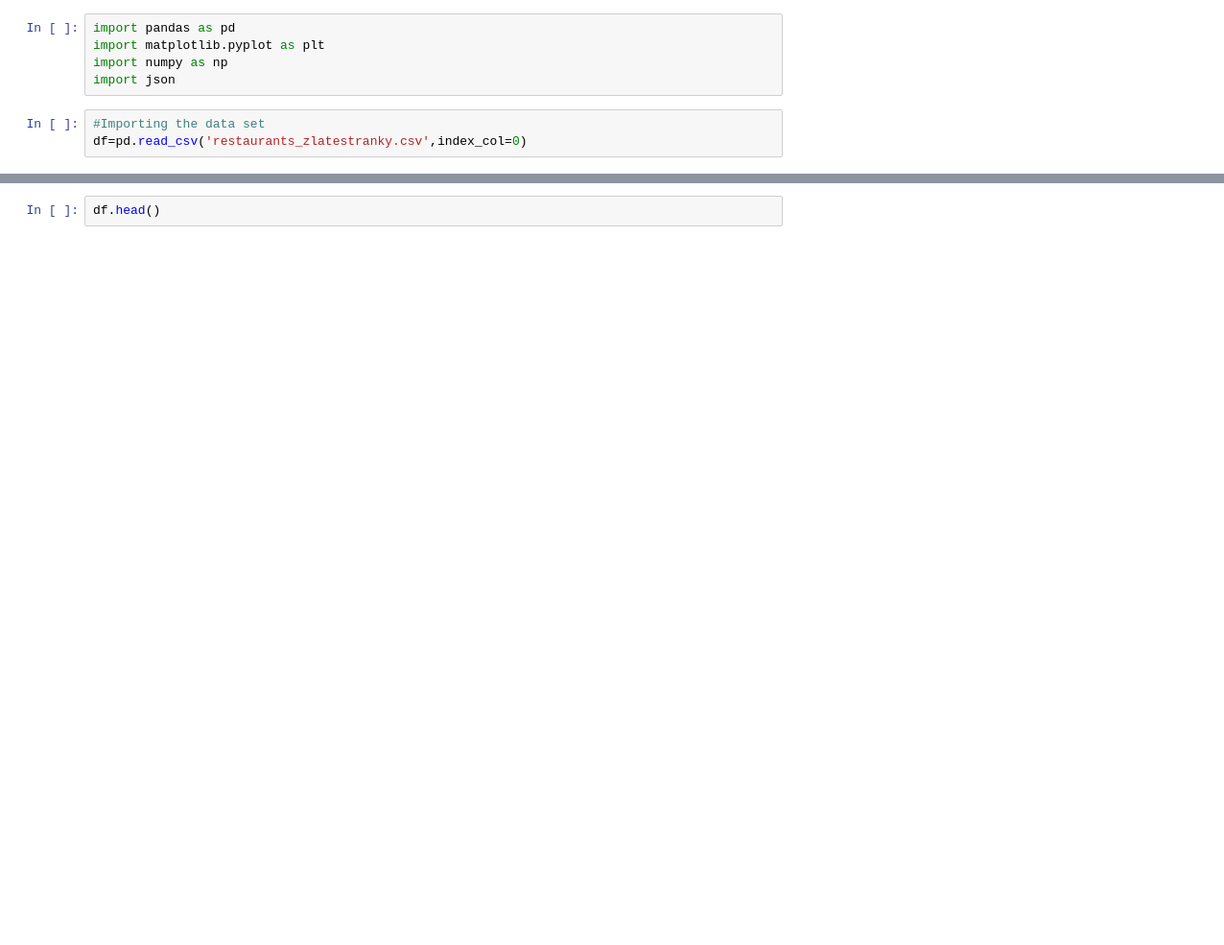
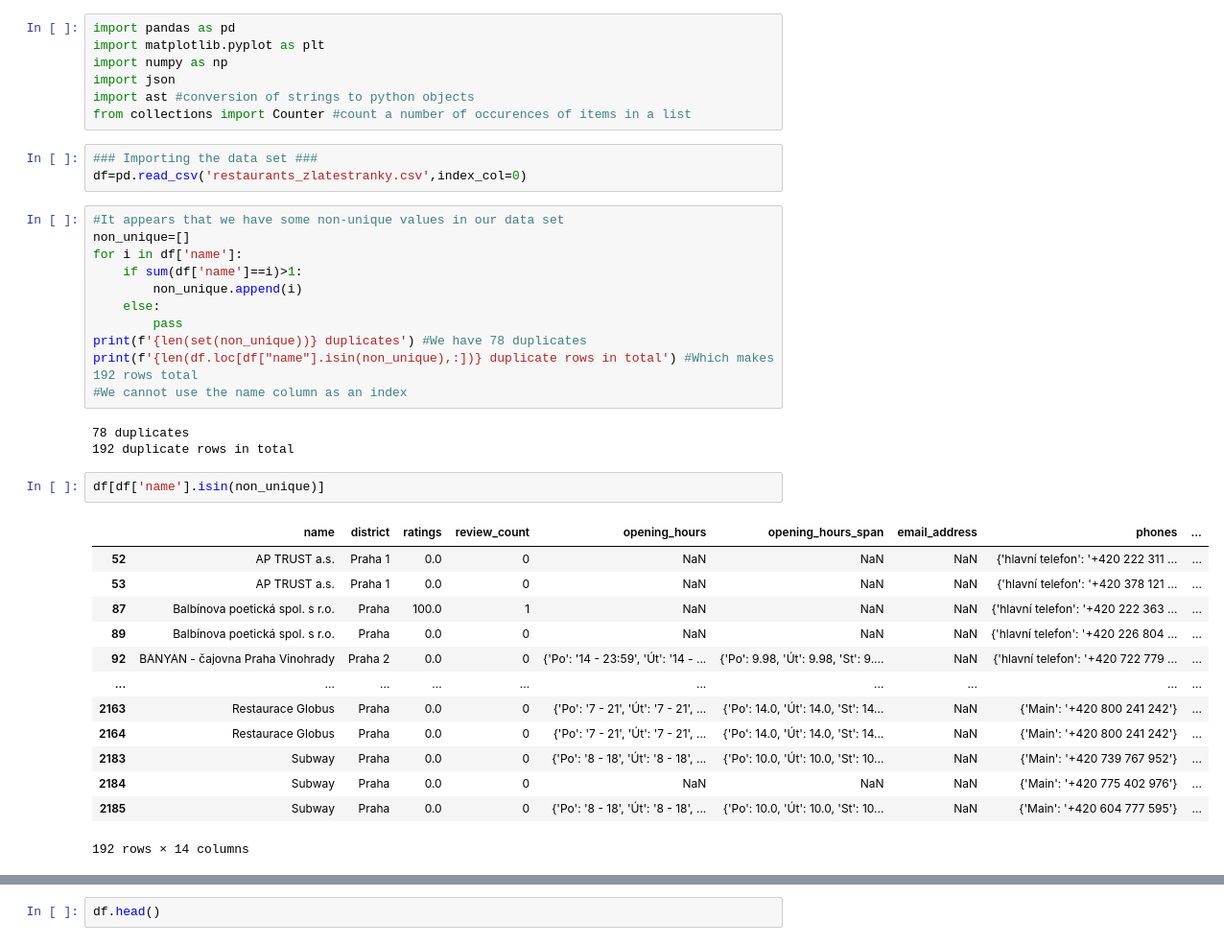
Before and after one commit to Matyas-Mattanelli/Webscraper-Zlate-Stranky, a Jupyter notebook: data_inspection_zlatestranky.ipynb, the cells around one changed output, grey strips where cells are left out. Shown at 96% size. Cells and saved outputs as stored; diff of their text form; blank space fills up the shorter version.

```diff
--- a/data_inspection_zlatestranky.ipynb
+++ b/data_inspection_zlatestranky.ipynb
@@ -3,6 +3,38 @@ import pandas as pd
 import matplotlib.pyplot as plt
 import numpy as np
 import json
+import ast #conversion of strings to python objects
+from collections import Counter #count a number of occurences of items in a list
 # %%
-#Importing the data set
+### Importing the data set ###
 df=pd.read_csv('restaurants_zlatestranky.csv',index_col=0)
+# %%
+#It appears that we have some non-unique values in our data set
+non_unique=[]
+for i in df['name']:
+    if sum(df['name']==i)>1:
+        non_unique.append(i)
+    else:
+        pass
+print(f'{len(set(non_unique))} duplicates') #We have 78 duplicates
+print(f'{len(df.loc[df["name"].isin(non_unique),:])} duplicate rows in total') #Which makes 192 rows total
+#We cannot use the name column as an index
+# %% [output]
+78 duplicates
+192 duplicate rows in total
+# %%
+df[df['name'].isin(non_unique)]
+# %% [output]
+|  | name | district | ratings | review_count | opening_hours | opening_hours_span | email_address | phones | ... |
+| 52 | AP TRUST a.s. | Praha 1 | 0.0 | 0 | NaN | NaN | NaN | {'hlavní telefon': '+420 222 311 ... | ... |
+| 53 | AP TRUST a.s. | Praha 1 | 0.0 | 0 | NaN | NaN | NaN | {'hlavní telefon': '+420 378 121 ... | ... |
+| 87 | Balbínova poetická spol. s r.o. | Praha | 100.0 | 1 | NaN | NaN | NaN | {'hlavní telefon': '+420 222 363 ... | ... |
+| 89 | Balbínova poetická spol. s r.o. | Praha | 0.0 | 0 | NaN | NaN | NaN | {'hlavní telefon': '+420 226 804 ... | ... |
+| 92 | BANYAN - čajovna Praha Vinohrady | Praha 2 | 0.0 | 0 | {'Po': '14 - 23:59', 'Út': '14 - ... | {'Po': 9.98, 'Út': 9.98, 'St': 9.... | NaN | {'hlavní telefon': '+420 722 779 ... | ... |
+| ... | ... | ... | ... | ... | ... | ... | ... | ... | ... |
+| 2163 | Restaurace Globus | Praha | 0.0 | 0 | {'Po': '7 - 21', 'Út': '7 - 21', ... | {'Po': 14.0, 'Út': 14.0, 'St': 14... | NaN | {'Main': '+420 800 241 242'} | ... |
+| 2164 | Restaurace Globus | Praha | 0.0 | 0 | {'Po': '7 - 21', 'Út': '7 - 21', ... | {'Po': 14.0, 'Út': 14.0, 'St': 14... | NaN | {'Main': '+420 800 241 242'} | ... |
+| 2183 | Subway | Praha | 0.0 | 0 | {'Po': '8 - 18', 'Út': '8 - 18', ... | {'Po': 10.0, 'Út': 10.0, 'St': 10... | NaN | {'Main': '+420 739 767 952'} | ... |
+| 2184 | Subway | Praha | 0.0 | 0 | NaN | NaN | NaN | {'Main': '+420 775 402 976'} | ... |
+| 2185 | Subway | Praha | 0.0 | 0 | {'Po': '8 - 18', 'Út': '8 - 18', ... | {'Po': 10.0, 'Út': 10.0, 'St': 10... | NaN | {'Main': '+420 604 777 595'} | ... |
+192 rows × 14 columns
```
Also changed, not shown: parts of 14 cells of this notebook.
